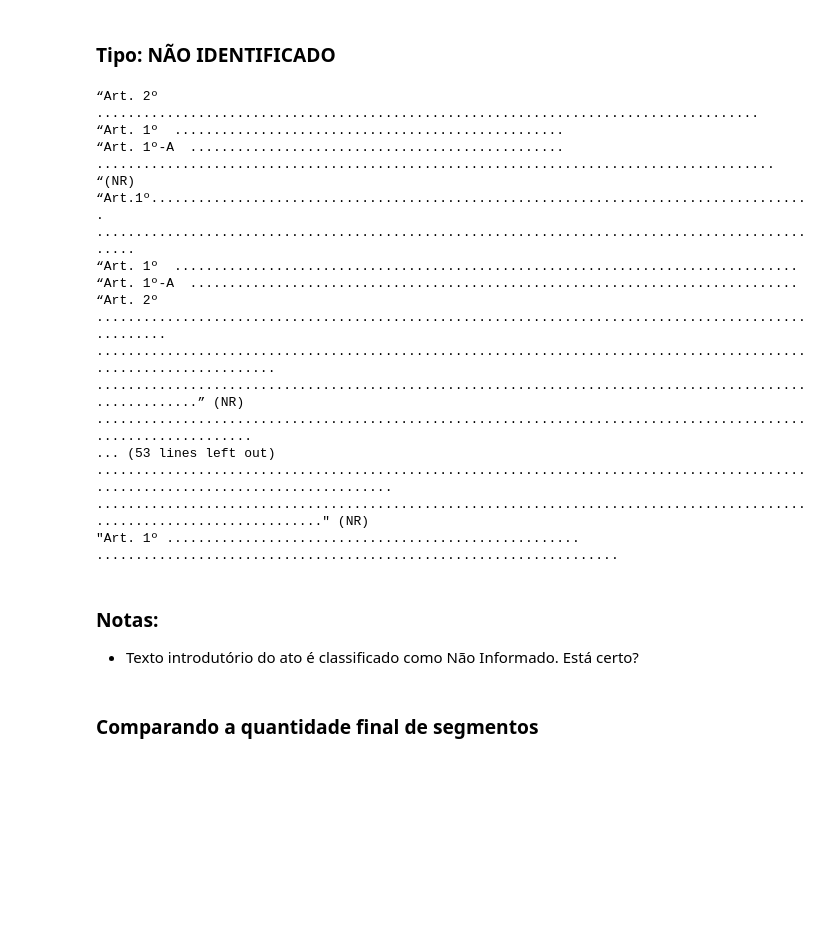
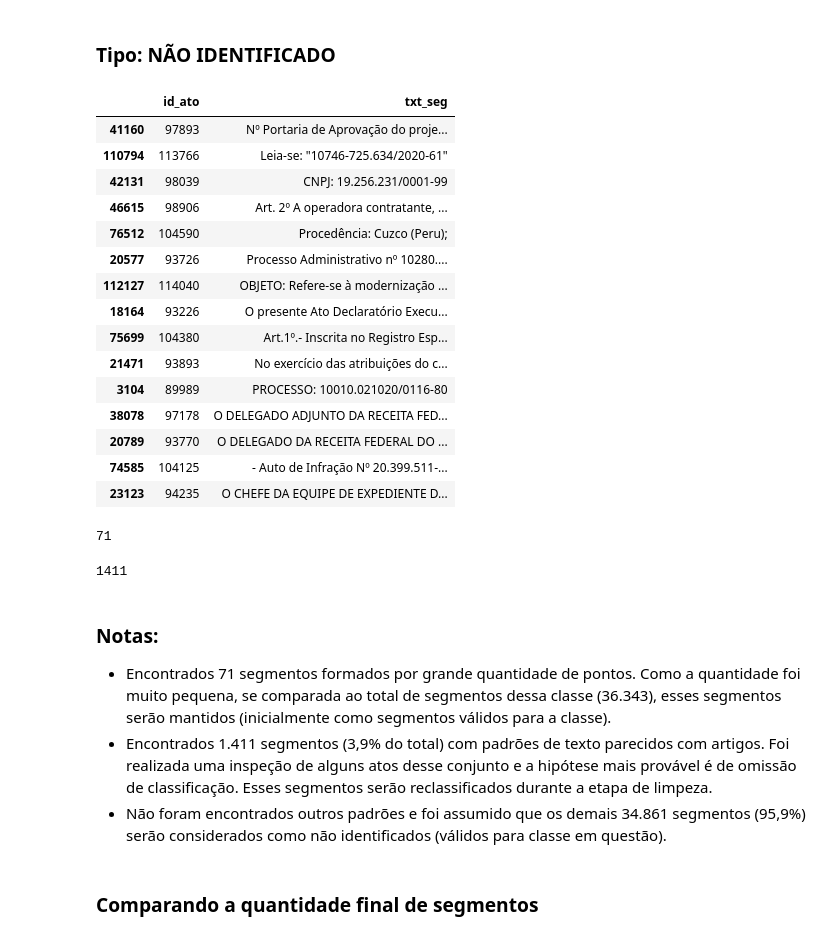
Before and after one commit to correialc/saan, a Jupyter notebook: analise-exploratoria.ipynb, the cells around one changed output. Drawn from its saved outputs; the diff is of its cells as text; code cells hidden in the pictures; blank space fills up the shorter version.

```diff
--- a/analise-exploratoria.ipynb
+++ b/analise-exploratoria.ipynb
@@ -420,32 +415,44 @@ df_seg_comparativo = df_seg_comparativo[df_seg_comparativo['tipo_seg']!='Anexo']
 # %% [markdown]
 ### Tipo: NÃO IDENTIFICADO
 # %%
-segs = df_seg_ade[df_seg_ade['tipo_seg']=='Não Identificado'][['id_ato','id_seg','txt_seg']]
+segs = df_seg_ade[df_seg_ade['tipo_seg']=='Não Identificado'][['id_ato','txt_seg']]
+segs.sample(15)
+# %% [output]
+|  | id_ato | txt_seg |
+| 41160 | 97893 | Nº Portaria de Aprovação do proje... |
+| 110794 | 113766 | Leia-se: "10746-725.634/2020-61" |
+| 42131 | 98039 | CNPJ: 19.256.231/0001-99 |
+| 46615 | 98906 | Art. 2º A operadora contratante, ... |
+| 76512 | 104590 | Procedência: Cuzco (Peru); |
+| 20577 | 93726 | Processo Administrativo nº 10280.... |
+| 112127 | 114040 | OBJETO: Refere-se à modernização ... |
+| 18164 | 93226 | O presente Ato Declaratório Execu... |
+| 75699 | 104380 | Art.1º.- Inscrita no Registro Esp... |
+| 21471 | 93893 | No exercício das atribuições do c... |
+| 3104 | 89989 | PROCESSO: 10010.021020/0116-80 |
+| 38078 | 97178 | O DELEGADO ADJUNTO DA RECEITA FED... |
+| 20789 | 93770 | O DELEGADO DA RECEITA FEDERAL DO ... |
+| 74585 | 104125 | - Auto de Infração Nº 20.399.511-... |
+| 23123 | 94235 | O CHEFE DA EQUIPE DE EXPEDIENTE D... |
-# %%
-for txt in segs['txt_seg']:
-    if re.search('(\.{5,})', txt):
-        print(txt)
-# %% [output]
-“Art. 2º .....................................................................................
-“Art. 1º  ..................................................
-“Art. 1º-A  ................................................
-....................................................................................... “(NR)
-“Art.1º.....................................................................................
-................................................................................................
-“Art. 1º  ................................................................................
-“Art. 1º-A  ..............................................................................
-“Art. 2º  ....................................................................................................
-..................................................................................................................
-........................................................................................................” (NR)
-...............................................................................................................
-... (53 lines left out)
-.................................................................................................................................
-........................................................................................................................" (NR)
-"Art. 1º .....................................................
-...................................................................
-# %% [markdown]
-### Notas:
-* Texto introdutório do ato é classificado como Não Informado. Está certo?
+# %%
+# Padrão com 4 ou mais caracteres de ponto em qualquer trecho do segmento
+regex = '(\.{4,})'
+#segs[segs['txt_seg'].str.contains(regex)].sample(10)
+segs[segs['txt_seg'].str.contains(regex)].count()['txt_seg']
+# %% [output]
+71
+# %%
+# Padrão iniciando com qualquer quantidade de espaços seguidos de 'Art' e depois ponto ou espaço
+regex = '^(\s{0,})Art[\s\.]'
+#segs[segs['txt_seg'].str.contains(regex)].sample(10)
+segs[segs['txt_seg'].str.contains(regex)].count()['txt_seg']
+# %% [output]
+1411
+# %% [markdown]
+### Notas:
+* Encontrados 71 segmentos formados por grande quantidade de pontos. Como a quantidade foi muito pequena, se comparada ao total de segmentos dessa classe (36.343), esses segmentos serão mantidos (inicialmente como segmentos válidos para a classe).
+* Encontrados 1.411 segmentos (3,9% do total) com padrões de texto parecidos com artigos. Foi realizada uma inspeção de alguns atos desse conjunto e a hipótese mais provável é de omissão de classificação. Esses segmentos serão reclassificados durante a etapa de limpeza.
+* Não foram encontrados outros padrões e foi assumido que os demais 34.861 segmentos (95,9%) serão considerados como não identificados (válidos para classe em questão).
 # %% [markdown]
 ### Comparando a quantidade final de segmentos
 # %%
```
Also changed, not shown: parts of 18 cells of this notebook.
